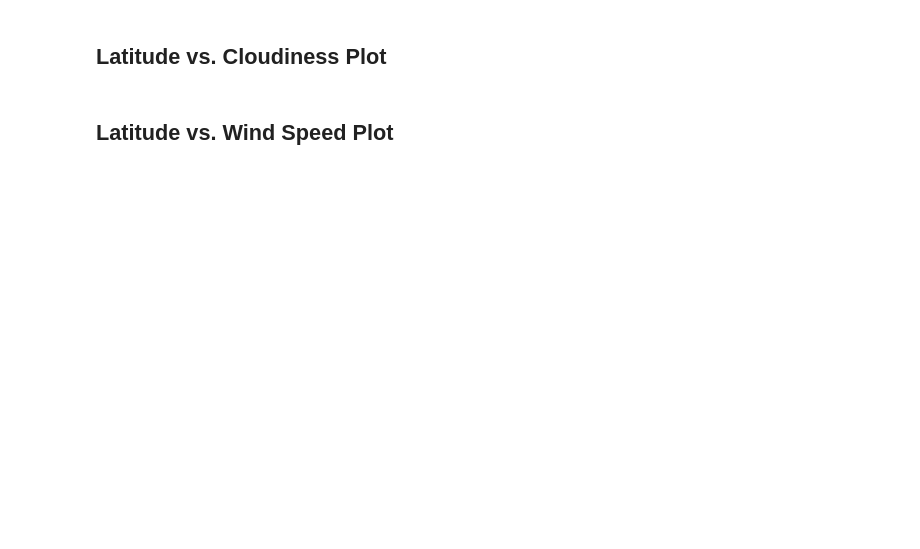
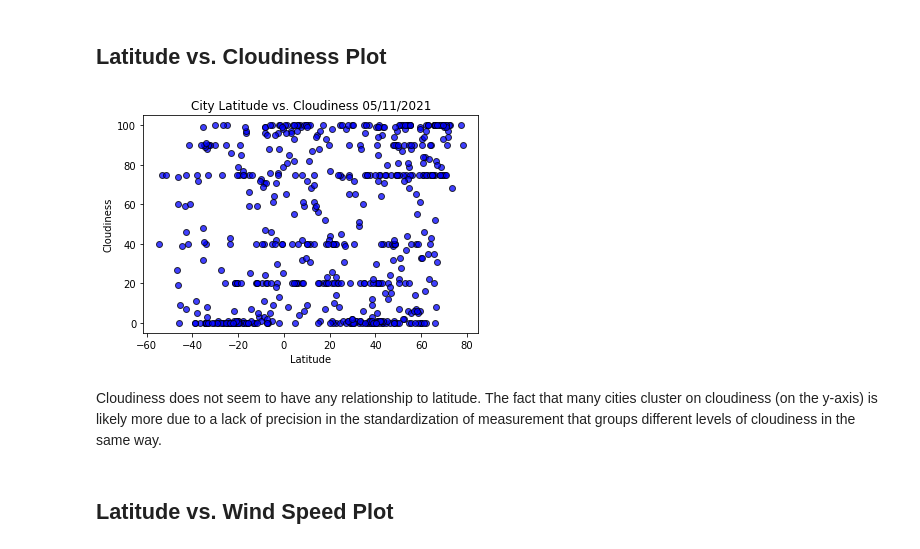
Before and after one commit to jshapi16/api_challenge, a Jupyter notebook: starter_code /WeatherPy.ipynb, the cells around one changed output. Cells and saved outputs as stored; diff of their text form; code cells hidden in the pictures; blank space fills up the shorter version.

```diff
--- a/starter_code /WeatherPy.ipynb
+++ b/starter_code /WeatherPy.ipynb
@@ -157,4 +209,16 @@ Skip this step if there are no cities that have humidity > 100%.
 # %% [markdown]
 ## Latitude vs. Cloudiness Plot
+# %%
+fig, ax = plt.subplots(figsize=(6,4))
+x_axis = df_lng_lat.lat
+y_axis = df_lng_lat['cloudiness']
+ax.scatter(x_axis, y_axis, marker="o", facecolors="blue", edgecolors="black", alpha=0.75);
+ax.set_xlabel('Latitude');
+ax.set_ylabel('Cloudiness');
+ax.set_title("City Latitude vs. Cloudiness 05/11/2021");
+# %% [output]
+[figure, added]
+# %% [markdown]
+Cloudiness does not seem to have any relationship to latitude. The fact that many cities cluster on cloudiness (on the y-axis) is likely more due to a lack of precision in the standardization of measurement that groups different levels of cloudiness in the same way.
 # %% [markdown]
 ## Latitude vs. Wind Speed Plot
```
Also changed, not shown: parts of 41 cells of this notebook, 1 other file.
